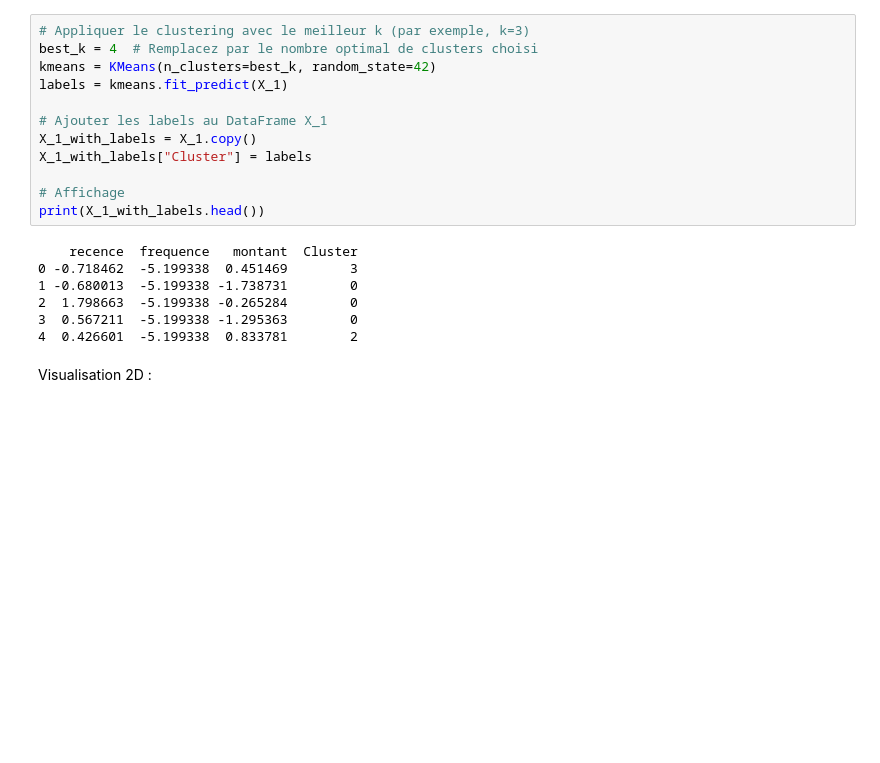
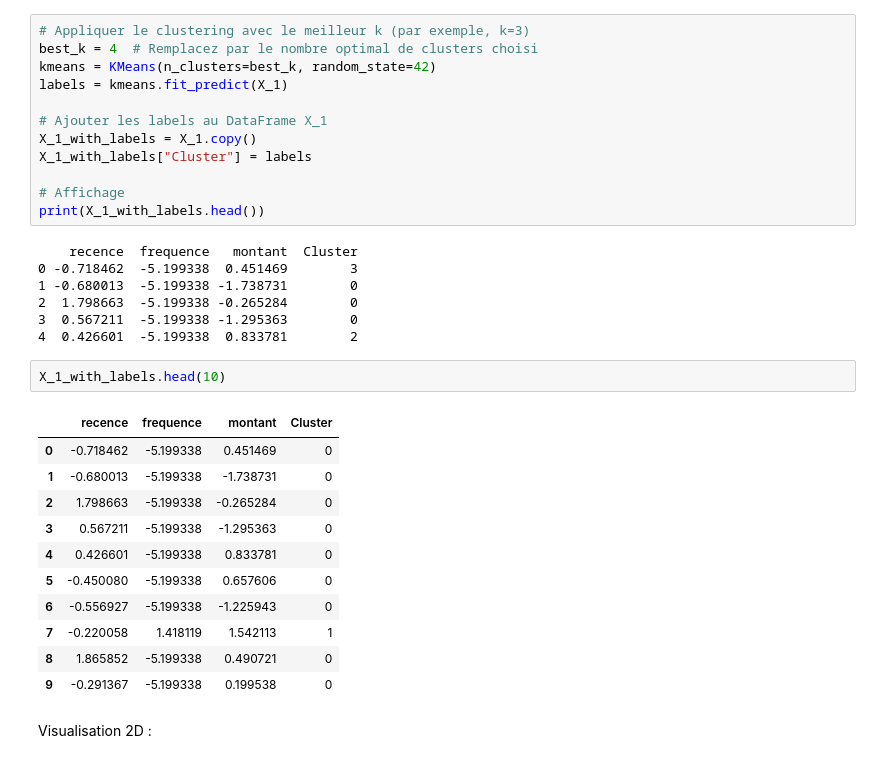
Before and after one commit to ludovic-source/Data_scientist_formation, a Jupyter notebook: projet_5/Projet_5_essais.ipynb, the cells around one changed output. Drawn from its saved outputs; the diff is of its cells as text; blank space fills up the shorter version.

```diff
--- a/projet_5/Projet_5_essais.ipynb
+++ b/projet_5/Projet_5_essais.ipynb
@@ -220,6 +222,20 @@ print(X_1_with_labels.head())
 2  1.798663  -5.199338 -0.265284        0
 3  0.567211  -5.199338 -1.295363        0
 4  0.426601  -5.199338  0.833781        2
+# %%
+X_1_with_labels.head(10)
+# %% [output]
+|  | recence | frequence | montant | Cluster |
+| 0 | -0.718462 | -5.199338 | 0.451469 | 0 |
+| 1 | -0.680013 | -5.199338 | -1.738731 | 0 |
+| 2 | 1.798663 | -5.199338 | -0.265284 | 0 |
+| 3 | 0.567211 | -5.199338 | -1.295363 | 0 |
+| 4 | 0.426601 | -5.199338 | 0.833781 | 0 |
+| 5 | -0.450080 | -5.199338 | 0.657606 | 0 |
+| 6 | -0.556927 | -5.199338 | -1.225943 | 0 |
+| 7 | -0.220058 | 1.418119 | 1.542113 | 1 |
+| 8 | 1.865852 | -5.199338 | 0.490721 | 0 |
+| 9 | -0.291367 | -5.199338 | 0.199538 | 0 |
 # %% [markdown]
 Visualisation 2D :
 # %%
```
Also changed, not shown: parts of 10 cells of this notebook.
